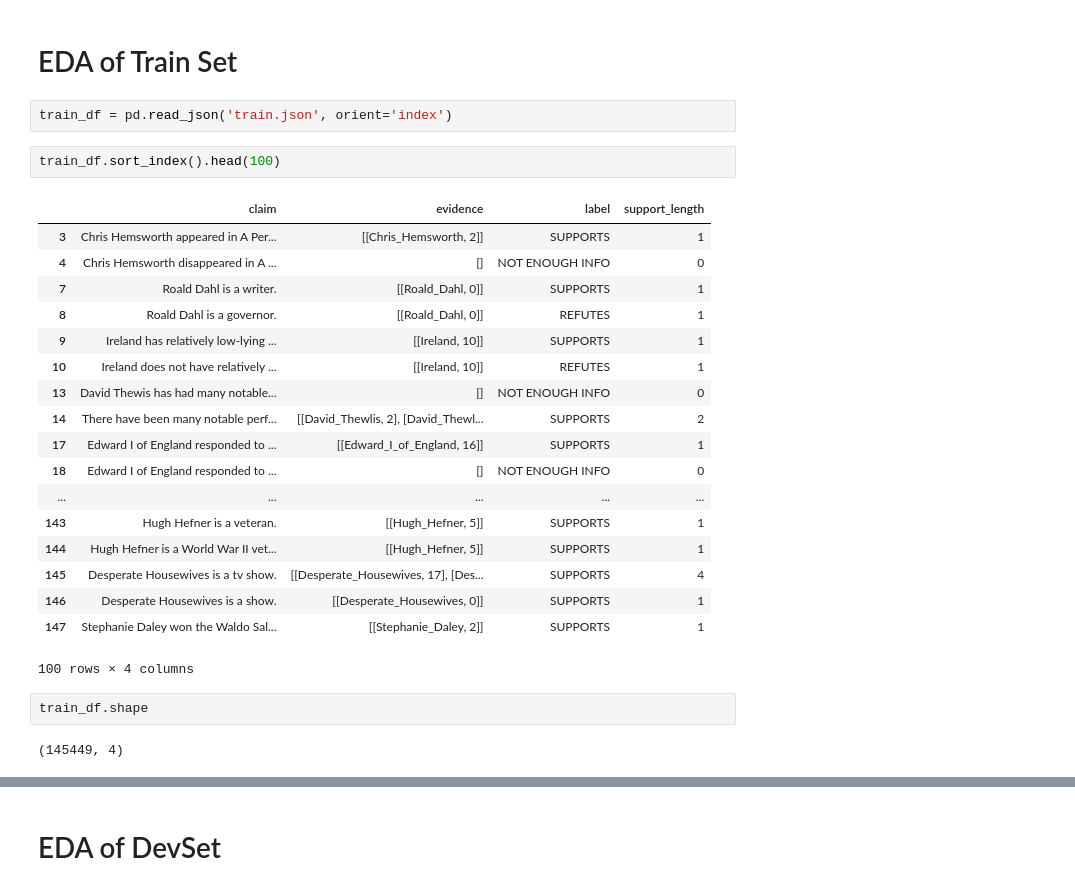
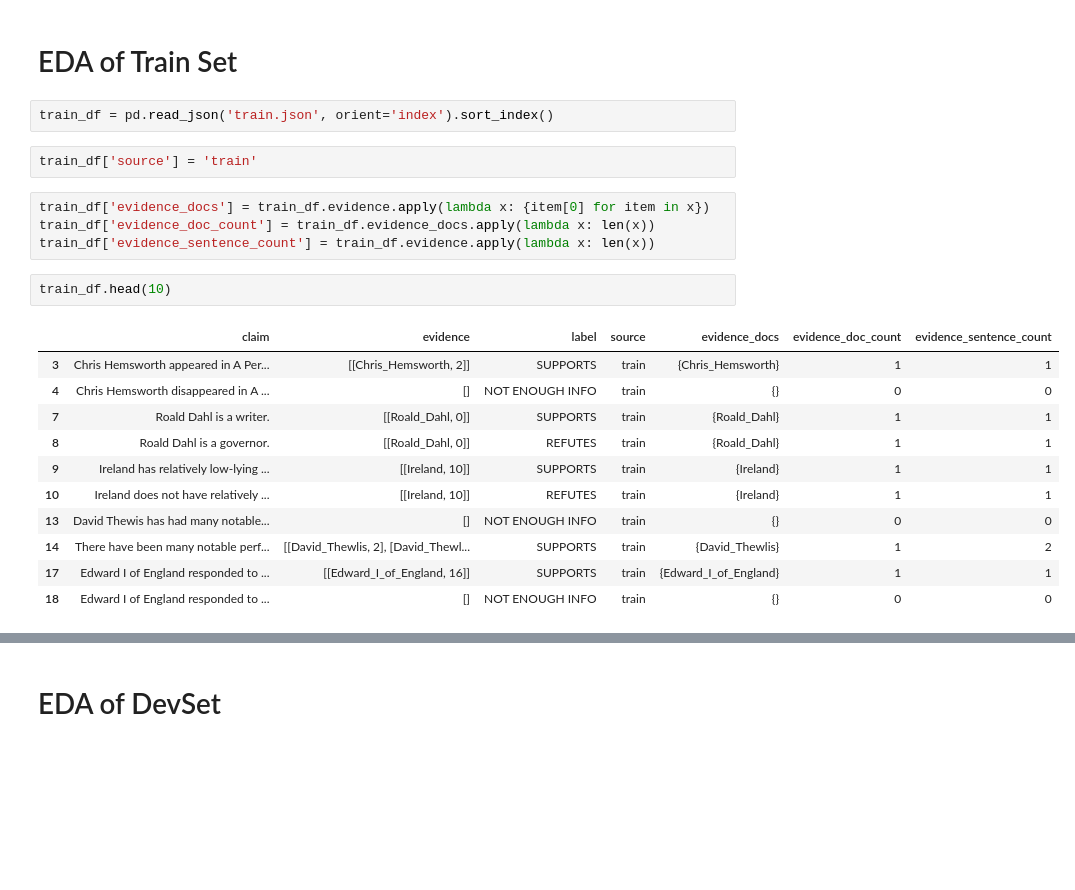
Before and after one commit to hima950/WSTA_FACT_VERIFICATION, a Jupyter notebook: EDA.ipynb, the cells around one changed output, grey strips where cells are left out. Drawn from its saved outputs; the diff is of its cells as text; blank space fills up the shorter version.

Commit message:
more exlatory ananlysis and index building quering

```diff
--- a/EDA.ipynb
+++ b/EDA.ipynb
@@ -42,29 +42,24 @@ original_train_df.head(100)
 # %% [markdown]
 # EDA of Train Set
 # %%
-train_df = pd.read_json('train.json', orient='index')
+train_df = pd.read_json('train.json', orient='index').sort_index()
+# %%
+train_df['source'] = 'train'
+# %%
+train_df['evidence_docs'] = train_df.evidence.apply(lambda x: {item[0] for item in x})
+train_df['evidence_doc_count'] = train_df.evidence_docs.apply(lambda x: len(x))
+train_df['evidence_sentence_count'] = train_df.evidence.apply(lambda x: len(x))
 # %%
-train_df.sort_index().head(100)
+train_df.head(10)
 # %% [output]
-|  | claim | evidence | label | support_length |
-| 3 | Chris Hemsworth appeared in A Per... | [[Chris_Hemsworth, 2]] | SUPPORTS | 1 |
-| 4 | Chris Hemsworth disappeared in A ... | [] | NOT ENOUGH INFO | 0 |
-| 7 | Roald Dahl is a writer. | [[Roald_Dahl, 0]] | SUPPORTS | 1 |
-| 8 | Roald Dahl is a governor. | [[Roald_Dahl, 0]] | REFUTES | 1 |
-| 9 | Ireland has relatively low-lying ... | [[Ireland, 10]] | SUPPORTS | 1 |
-| 10 | Ireland does not have relatively ... | [[Ireland, 10]] | REFUTES | 1 |
-| 13 | David Thewis has had many notable... | [] | NOT ENOUGH INFO | 0 |
-| 14 | There have been many notable perf... | [[David_Thewlis, 2], [David_Thewl... | SUPPORTS | 2 |
-| 17 | Edward I of England responded to ... | [[Edward_I_of_England, 16]] | SUPPORTS | 1 |
-| 18 | Edward I of England responded to ... | [] | NOT ENOUGH INFO | 0 |
-| ... | ... | ... | ... | ... |
-| 143 | Hugh Hefner is a veteran. | [[Hugh_Hefner, 5]] | SUPPORTS | 1 |
-| 144 | Hugh Hefner is a World War II vet... | [[Hugh_Hefner, 5]] | SUPPORTS | 1 |
-| 145 | Desperate Housewives is a tv show. | [[Desperate_Housewives, 17], [Des... | SUPPORTS | 4 |
-| 146 | Desperate Housewives is a show. | [[Desperate_Housewives, 0]] | SUPPORTS | 1 |
-| 147 | Stephanie Daley won the Waldo Sal... | [[Stephanie_Daley, 2]] | SUPPORTS | 1 |
+|  | claim | evidence | label | source | evidence_docs | evidence_doc_count | evidence_sentence_count |
+| 3 | Chris Hemsworth appeared in A Per... | [[Chris_Hemsworth, 2]] | SUPPORTS | train | {Chris_Hemsworth} | 1 | 1 |
+| 4 | Chris Hemsworth disappeared in A ... | [] | NOT ENOUGH INFO | train | {} | 0 | 0 |
+| 7 | Roald Dahl is a writer. | [[Roald_Dahl, 0]] | SUPPORTS | train | {Roald_Dahl} | 1 | 1 |
+| 8 | Roald Dahl is a governor. | [[Roald_Dahl, 0]] | REFUTES | train | {Roald_Dahl} | 1 | 1 |
+| 9 | Ireland has relatively low-lying ... | [[Ireland, 10]] | SUPPORTS | train | {Ireland} | 1 | 1 |
+| 10 | Ireland does not have relatively ... | [[Ireland, 10]] | REFUTES | train | {Ireland} | 1 | 1 |
+| 13 | David Thewis has had many notable... | [] | NOT ENOUGH INFO | train | {} | 0 | 0 |
+| 14 | There have been many notable perf... | [[David_Thewlis, 2], [David_Thewl... | SUPPORTS | train | {David_Thewlis} | 1 | 2 |
+| 17 | Edward I of England responded to ... | [[Edward_I_of_England, 16]] | SUPPORTS | train | {Edward_I_of_England} | 1 | 1 |
+| 18 | Edward I of England responded to ... | [] | NOT ENOUGH INFO | train | {} | 0 | 0 |
-100 rows × 4 columns
-# %%
-train_df.shape
-# %% [output]
-(145449, 4)
```
Also changed, not shown: parts of 19 cells of this notebook, 1 other file.
